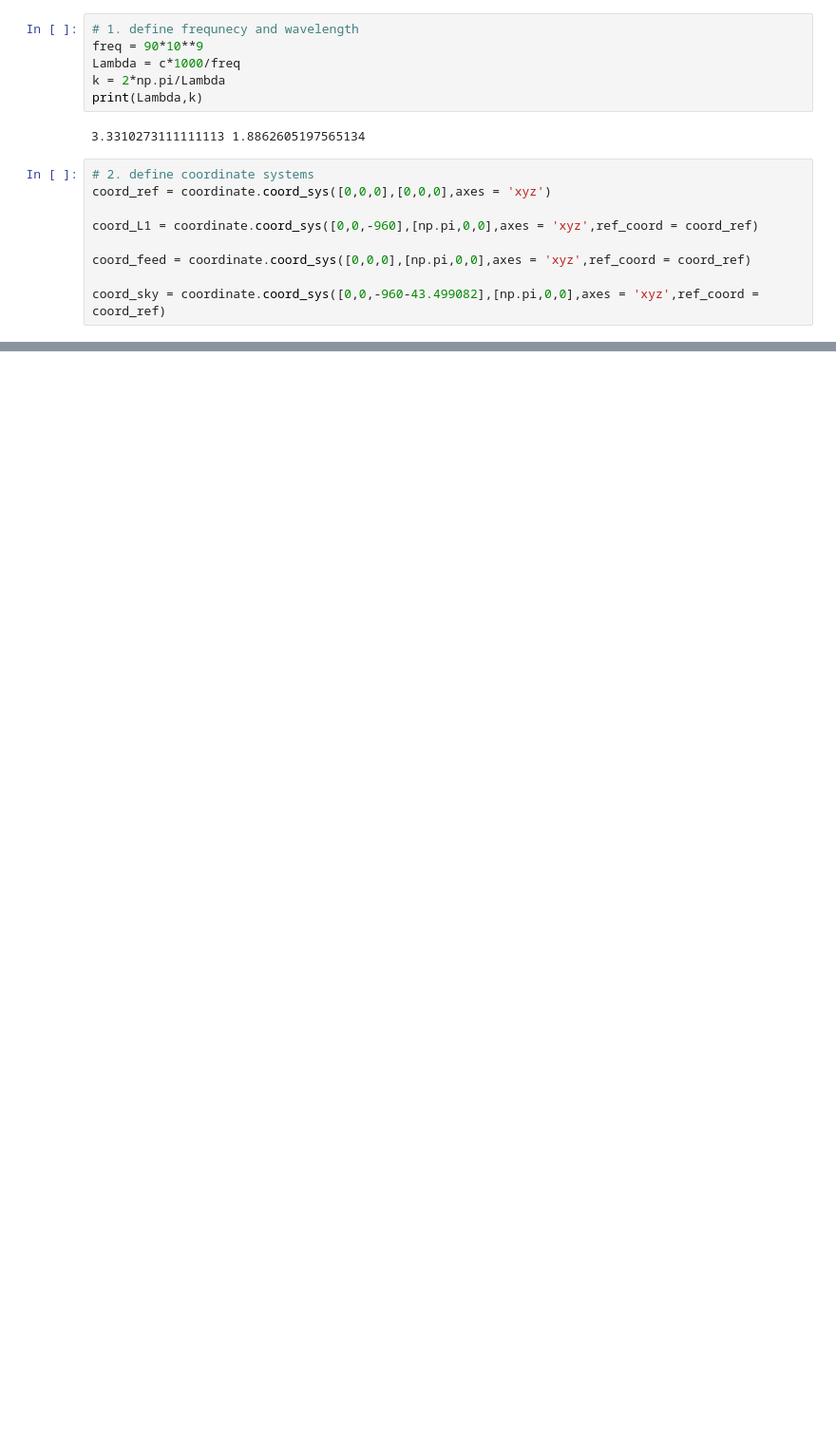
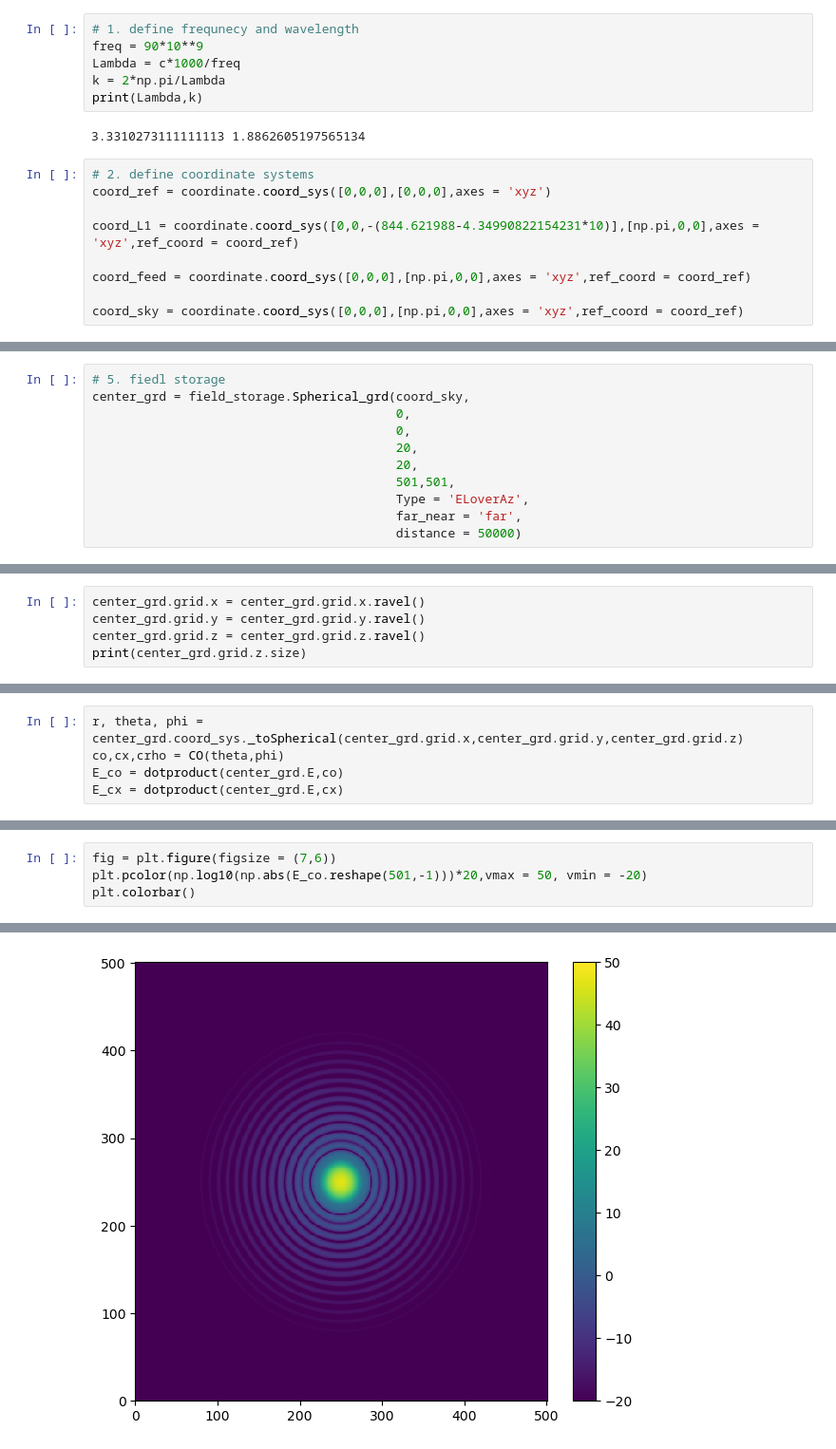
Before and after one commit to XiaodongRencologne/PO_test, a Jupyter notebook: L1_test2.ipynb, the cells around one changed output, grey strips where cells are left out. Shown at 95% size. Saved outputs shown, nothing was run; the diff lists cells and outputs as text; blank space fills up the shorter version.

```diff
--- a/L1_test2.ipynb
+++ b/L1_test2.ipynb
@@ -19,9 +25,9 @@ print(Lambda,k)
 # 2. define coordinate systems
 coord_ref = coordinate.coord_sys([0,0,0],[0,0,0],axes = 'xyz')
 
-coord_L1 = coordinate.coord_sys([0,0,-960],[np.pi,0,0],axes = 'xyz',ref_coord = coord_ref)
+coord_L1 = coordinate.coord_sys([0,0,-(844.621988-4.34990822154231*10)],[np.pi,0,0],axes = 'xyz',ref_coord = coord_ref)
 
 coord_feed = coordinate.coord_sys([0,0,0],[np.pi,0,0],axes = 'xyz',ref_coord = coord_ref)
 
-coord_sky = coordinate.coord_sys([0,0,-960-43.499082],[np.pi,0,0],axes = 'xyz',ref_coord = coord_ref)
+coord_sky = coordinate.coord_sys([0,0,0],[np.pi,0,0],axes = 'xyz',ref_coord = coord_ref)
 # %%
@@ -44,4 +51,15 @@ L1 = lenspy.simple_Lens(3.36,
                         outputfolder = 'output/')
 #L2 = lenspy.simple_Lens(2,46.9671 ,400, srffolder + 'lens2_f1.rsf', srffolder + 'lens2_f2.rsf',p,[0,0,-227.64396727901004],name = 'L2')
 #L3 = lenspy.simple_Lens(2,29.6556 ,400, srffolder + 'lens3_f1.rsf', srffolder + 'lens3_f2.rsf',p,[0,0,-71.77590111674095],name = 'L3')
+# %%
+# 5. fiedl storage
+center_grd = field_storage.Spherical_grd(coord_sky,
+                                         0,
+                                         0,
+                                         20,
+                                         20,
+                                         501,501,
+                                         Type = 'ELoverAz',
+                                         far_near = 'far',
+                                         distance = 50000)
 # %%
@@ -73,0 +104,5 @@ poynting value max!
+# %%
+center_grd.grid.x = center_grd.grid.x.ravel()
+center_grd.grid.y = center_grd.grid.y.ravel()
+center_grd.grid.z = center_grd.grid.z.ravel()
+print(center_grd.grid.z.size)
@@ -73,0 +119,5 @@ poynting value max!
+# %%
+r, theta, phi = center_grd.coord_sys._toSpherical(center_grd.grid.x,center_grd.grid.y,center_grd.grid.z)
+co,cx,crho = CO(theta,phi)
+E_co = dotproduct(center_grd.E,co)
+E_cx = dotproduct(center_grd.E,cx)
@@ -73,0 +129,5 @@ poynting value max!
+# %%
+fig = plt.figure(figsize = (7,6))
+plt.pcolor(np.log10(np.abs(E_co.reshape(501,-1)))*20,vmax = 50, vmin = -20)
+plt.colorbar()
+# %% [output]
@@ -73,0 +135 @@ poynting value max!
+[figure, added]
```
Also changed, not shown: parts of 24 cells of this notebook, 11 other files.
